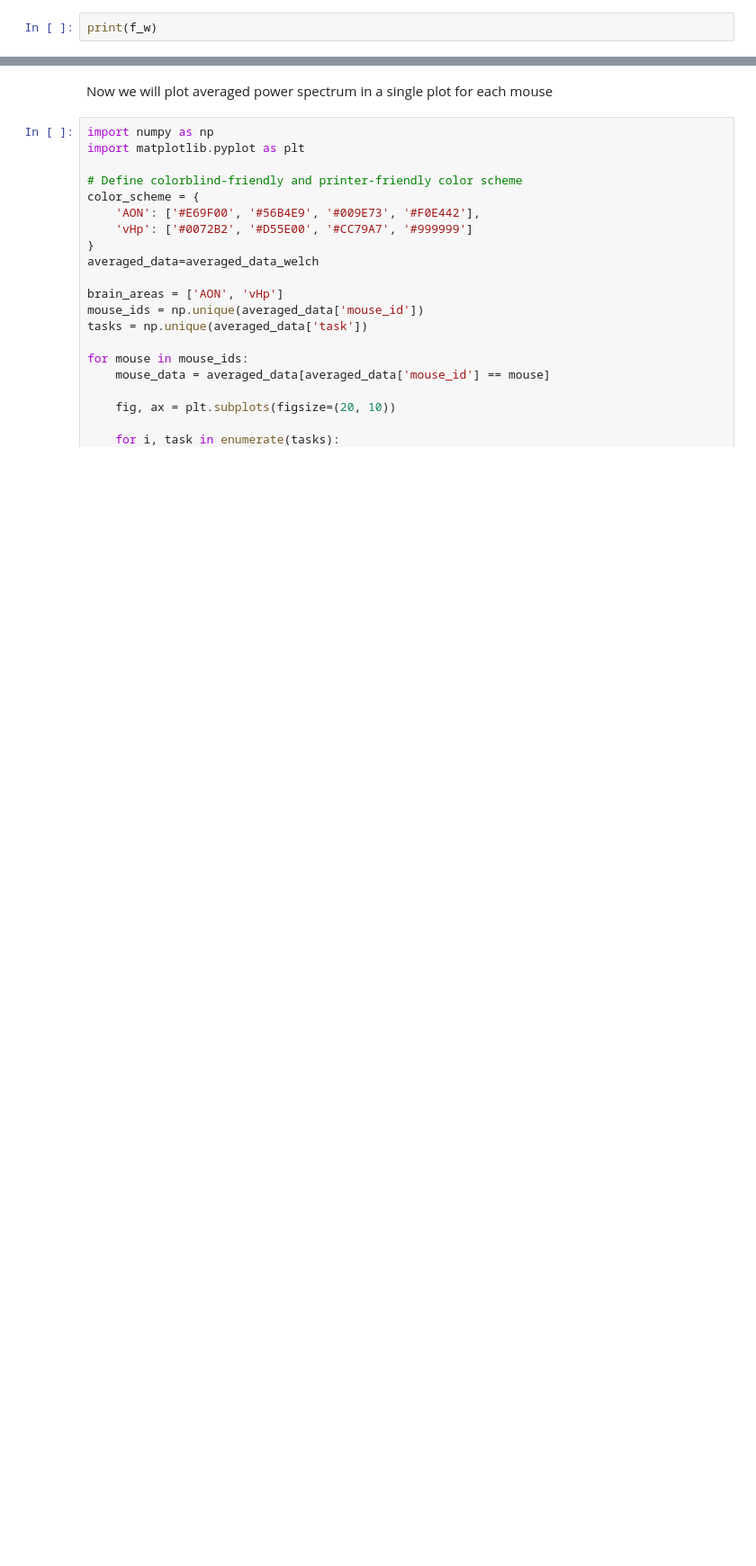
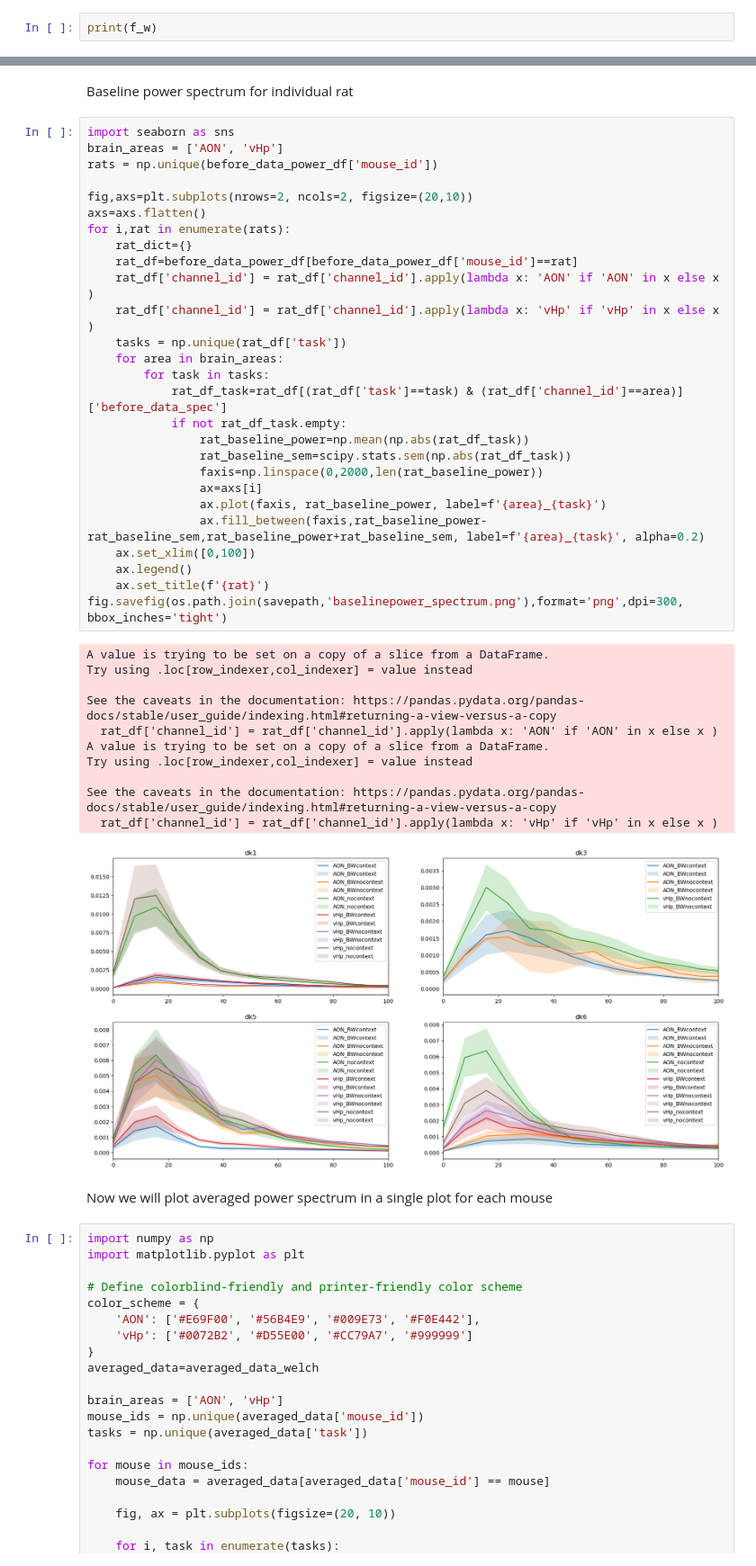
Before and after one commit to namanagrawal97/cpl_analysis_naman, a Jupyter notebook: 02_power_spectrum.ipynb, the cells around one changed output, grey strips where cells are left out. Shown at 90% size. Cells and saved outputs as stored; diff of their text form; blank space fills up the shorter version.

```diff
--- a/02_power_spectrum.ipynb
+++ b/02_power_spectrum.ipynb
@@ -235,3 +258,44 @@ fig.savefig(os.path.join(savepath,'baselinepower_indrat.png'),format='png',dpi=3
+# %% [markdown]
+Baseline power spectrum for individual rat
+# %%
+import seaborn as sns
+brain_areas = ['AON', 'vHp']
+rats = np.unique(before_data_power_df['mouse_id'])
+
+fig,axs=plt.subplots(nrows=2, ncols=2, figsize=(20,10))
+axs=axs.flatten()
+for i,rat in enumerate(rats):
+    rat_dict={}
+    rat_df=before_data_power_df[before_data_power_df['mouse_id']==rat]
+    rat_df['channel_id'] = rat_df['channel_id'].apply(lambda x: 'AON' if 'AON' in x else x )
+    rat_df['channel_id'] = rat_df['channel_id'].apply(lambda x: 'vHp' if 'vHp' in x else x )
+    tasks = np.unique(rat_df['task'])
+    for area in brain_areas:
+        for task in tasks:
+            rat_df_task=rat_df[(rat_df['task']==task) & (rat_df['channel_id']==area)]['before_data_spec']
+            if not rat_df_task.empty:
+                rat_baseline_power=np.mean(np.abs(rat_df_task))
+                rat_baseline_sem=scipy.stats.sem(np.abs(rat_df_task))
+                faxis=np.linspace(0,2000,len(rat_baseline_power))
+                ax=axs[i]
+                ax.plot(faxis, rat_baseline_power, label=f'{area}_{task}')
+                ax.fill_between(faxis,rat_baseline_power-rat_baseline_sem,rat_baseline_power+rat_baseline_sem, label=f'{area}_{task}', alpha=0.2)
+    ax.set_xlim([0,100])
+    ax.legend()
+    ax.set_title(f'{rat}')
+fig.savefig(os.path.join(savepath,'baselinepower_spectrum.png'),format='png',dpi=300, bbox_inches='tight')
+# %% [output]
+A value is trying to be set on a copy of a slice from a DataFrame.
+Try using .loc[row_indexer,col_indexer] = value instead
+
+See the caveats in the documentation: https://pandas.pydata.org/pandas-docs/stable/user_guide/indexing.html#returning-a-view-versus-a-copy
+  rat_df['channel_id'] = rat_df['channel_id'].apply(lambda x: 'AON' if 'AON' in x else x )
+A value is trying to be set on a copy of a slice from a DataFrame.
+Try using .loc[row_indexer,col_indexer] = value instead
+
+See the caveats in the documentation: https://pandas.pydata.org/pandas-docs/stable/user_guide/indexing.html#returning-a-view-versus-a-copy
+  rat_df['channel_id'] = rat_df['channel_id'].apply(lambda x: 'vHp' if 'vHp' in x else x )
+[figure, added]
 # %% [markdown]
 Now we will plot averaged power spectrum in a single plot for each mouse
 # %%
```
Also changed, not shown: parts of 9 cells of this notebook, 2 other files.
